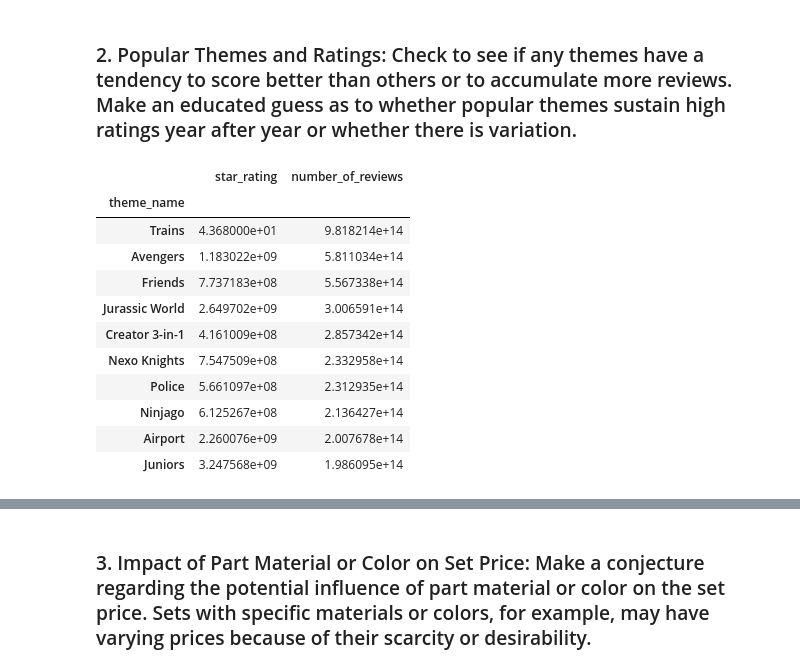
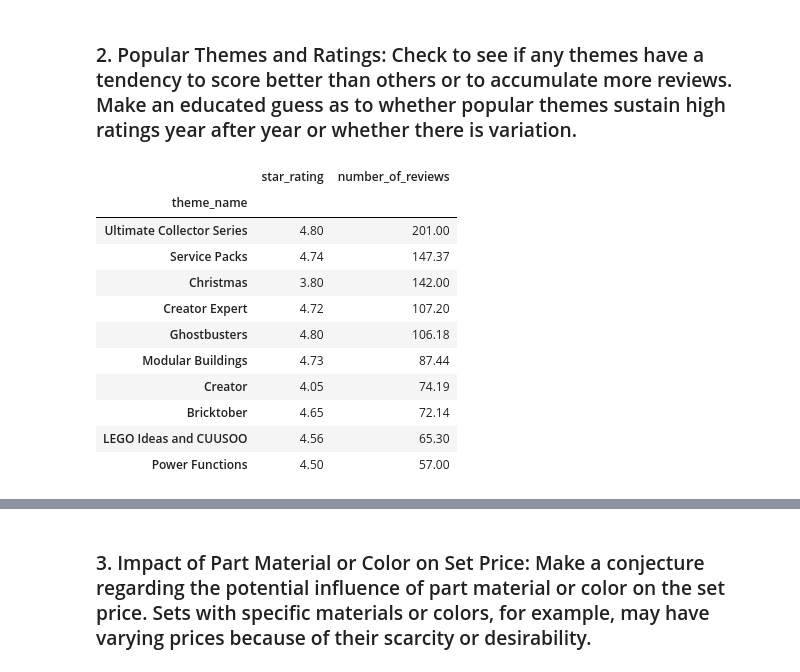
Before and after one commit to AlexOrtiz5/Project-1, a Jupyter notebook: Lego_Sets.ipynb, the cells around one changed output, grey strips where cells are left out. Saved outputs shown, nothing was run; the diff lists cells and outputs as text; code cells hidden in the pictures.

```diff
--- a/Lego_Sets.ipynb
+++ b/Lego_Sets.ipynb
@@ -16,5 +19,5 @@ import matplotlib.pyplot as plt
 # %%
-Lego_df = pd.read_csv('lego_sets_data.csv', dtype={'column_9': int}, low_memory=False,sep=';')
+Lego_df = pd.read_csv('lego_sets_data.csv', dtype={'column_9': int}, low_memory=False, sep=';', decimal=',')
 # %%
 Lego_df
 # %% [output]
@@ -75,23 +102,23 @@ Clean_Lego_df.groupby(['year']).size().reset_index(name='Lego_Sets').dropna().so
 # %%
 # Group by the Theme and the mean of the Star Rating
 Theme_rating = Clean_Lego_df.groupby('theme_name')['star_rating'].mean().round(2)
 # Group by the Theme and sum of the Number of reviews
-Theme_reviews = Clean_Lego_df.groupby('theme_name')['number_of_reviews'].sum().round(2)
+Theme_reviews = Clean_Lego_df.groupby('theme_name')['number_of_reviews'].mean().round(2)
 # Merge the Rating and Reviews
 Theme_merged = pd.merge(Theme_rating, Theme_reviews, on='theme_name', how='inner')
 # Sort the values
 Theme_sorted = Theme_merged.sort_values(by='number_of_reviews', ascending=False).head(10)
 Theme_sorted
 # %% [output]
 |  | star_rating | number_of_reviews |
 | theme_name |  |  |
-| Trains | 4.368000e+01 | 9.818214e+14 |
-| Avengers | 1.183022e+09 | 5.811034e+14 |
-| Friends | 7.737183e+08 | 5.567338e+14 |
-| Jurassic World | 2.649702e+09 | 3.006591e+14 |
-| Creator 3-in-1 | 4.161009e+08 | 2.857342e+14 |
-| Nexo Knights | 7.547509e+08 | 2.332958e+14 |
-| Police | 5.661097e+08 | 2.312935e+14 |
-| Ninjago | 6.125267e+08 | 2.136427e+14 |
-| Airport | 2.260076e+09 | 2.007678e+14 |
-| Juniors | 3.247568e+09 | 1.986095e+14 |
+| Ultimate Collector Series | 4.80 | 201.00 |
+| Service Packs | 4.74 | 147.37 |
+| Christmas | 3.80 | 142.00 |
+| Creator Expert | 4.72 | 107.20 |
+| Ghostbusters | 4.80 | 106.18 |
+| Modular Buildings | 4.73 | 87.44 |
+| Creator | 4.05 | 74.19 |
+| Bricktober | 4.65 | 72.14 |
+| LEGO Ideas and CUUSOO | 4.56 | 65.30 |
+| Power Functions | 4.50 | 57.00 |
```
Also changed, not shown: parts of 18 cells of this notebook, 2 other files.
